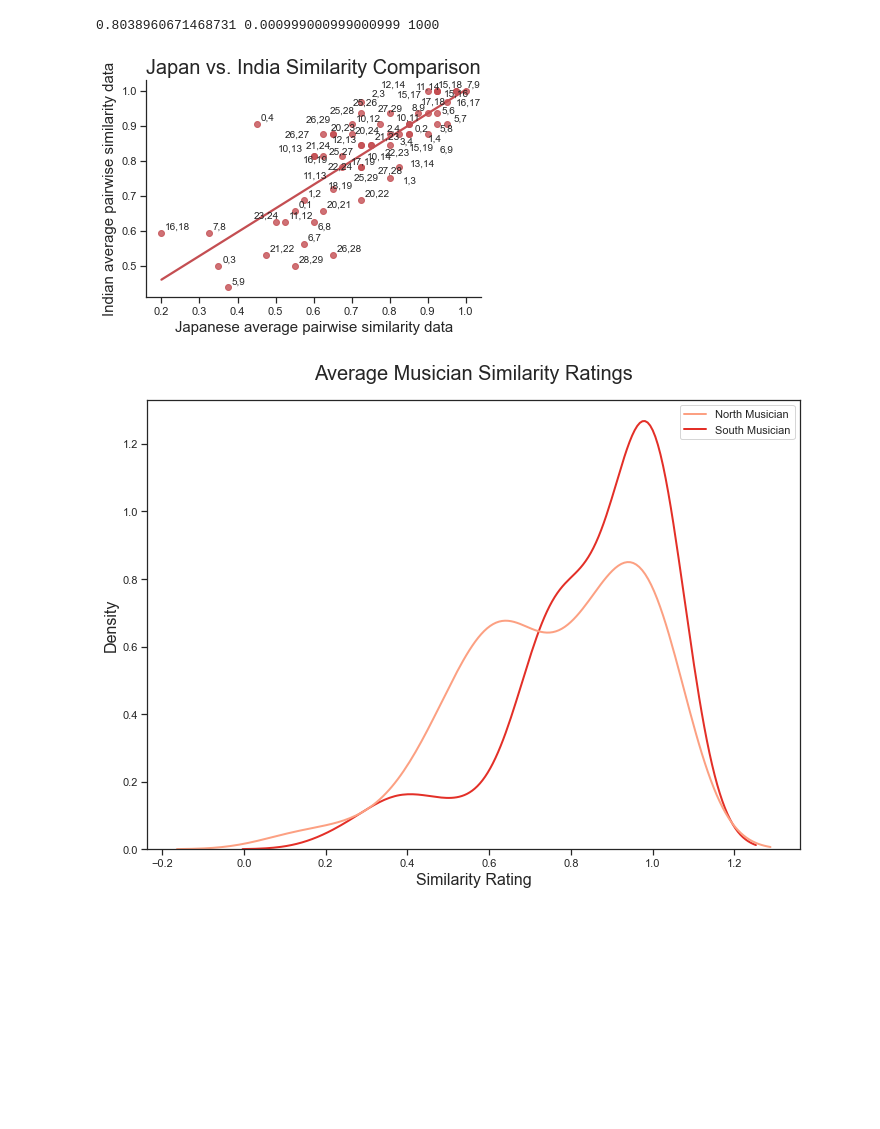
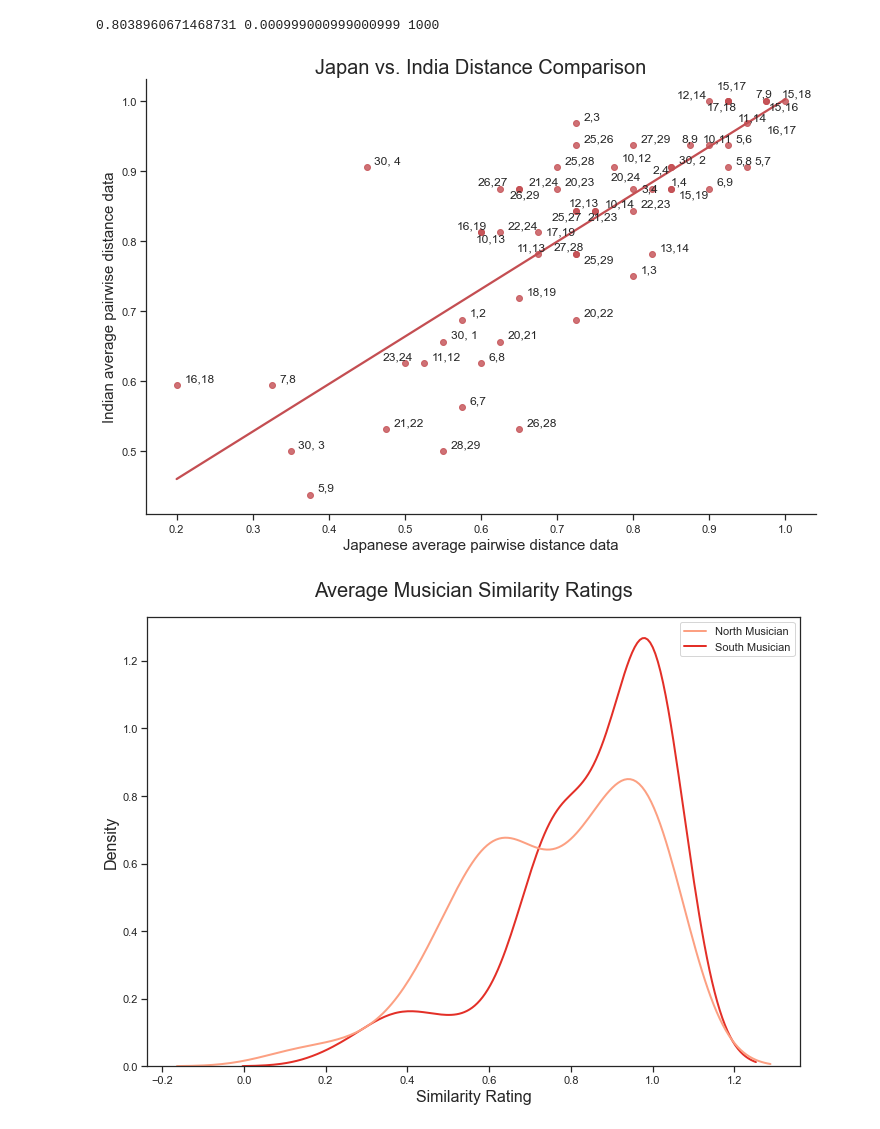
Before and after one commit to comp-music-lab/indian-music-data, a Jupyter notebook: Correlation.ipynb, the cells around one changed output. Cells and saved outputs as stored; diff of their text form; code cells hidden in the pictures; blank space fills up the shorter version.

Commit message:
update figures for final paper

```diff
--- a/Correlation.ipynb
+++ b/Correlation.ipynb
@@ -75,24 +82,24 @@ print(r, sig, n)
 # %%
 from adjustText import adjust_text
 ## Japan vs India Plot
-sns.set(rc={'figure.figsize':(11.7,8.27)})
+sns.set(rc={'figure.figsize':(12,8)})
 sns.set_style('ticks')
 p = sns.regplot(x=japanese_pairwise, y=indian_pairwise, ci=None, color="r")
-p.set_xlabel("Japanese average pairwise similarity data", fontsize = 15)
-p.set_ylabel("Indian average pairwise similarity data", fontsize = 15)
-p.set_title("Japan vs. India Similarity Comparison", fontsize = 20)
+p.set_xlabel("Japanese average pairwise distance data", fontsize = 15)
+p.set_ylabel("Indian average pairwise distance data", fontsize = 15)
+p.set_title("Japan vs. India Distance Comparison", fontsize = 20)
 
 texts = []
-for i, label in enumerate (labels):
+for i, label in enumerate (labels_2):
 #     p.text(japanese_pairwise[i]+0.01, indian_pairwise[i]+0.001, label)
     texts.append(p.text(japanese_pairwise[i]+0.01, indian_pairwise[i]+0.001, label))
 
 adjust_text(texts, only_move={'points':'y', 'texts':'y'})
 sns.despine()
 plt.savefig('./figs/india-japan-correlation.png')
 # https://stackoverflow.com/questions/46027653/adding-labels-in-x-y-scatter-plot-with-seaborn
 # %% [output]
-[figure, old version]
+[figure, new version]
 # %%
 df = pd.DataFrame({'North Musician': north_musician, 'South Musician': south_musician}, columns=['North Musician', 'South Musician'])
 ax = sns.kdeplot(data = df, fill=False, palette='Reds',linewidth=2)
```
Also changed, not shown: parts of 3 cells of this notebook, 25 other files.
